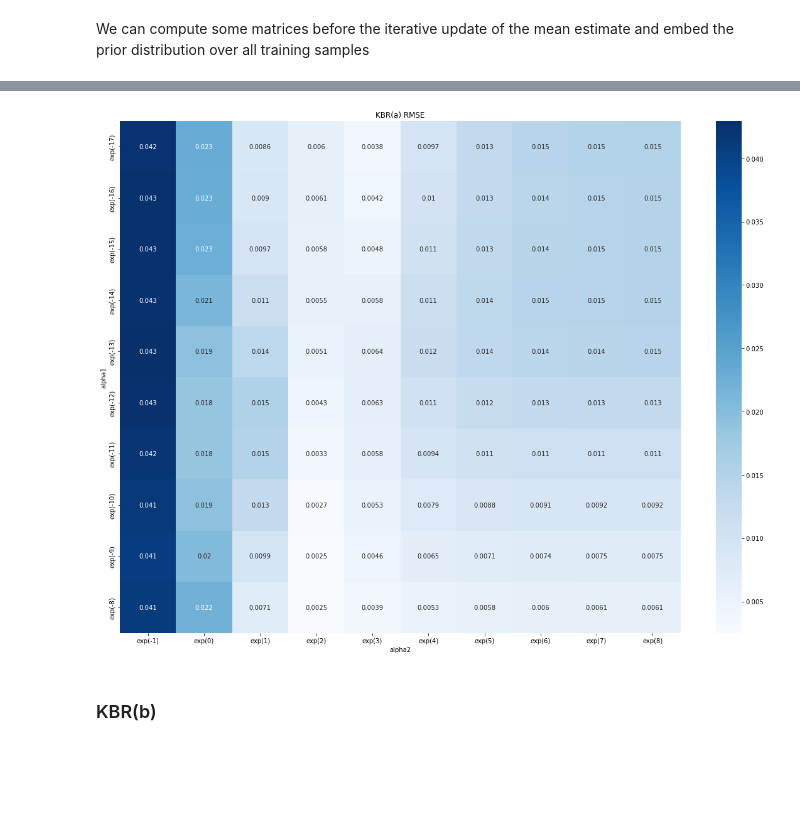
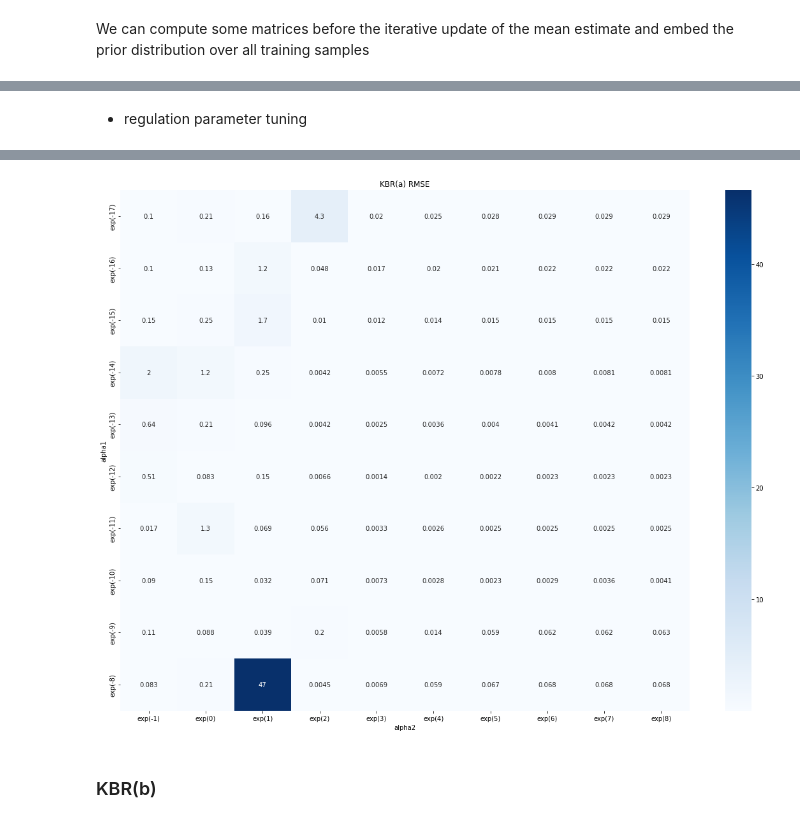
Before and after one commit to shellingford330/pyKKR, a Jupyter notebook: notebooks/Comparison of KKR, subKKR, KBR, and subKBR.ipynb, the cells around one changed output, grey strips where cells are left out. Drawn from its saved outputs; the diff is of its cells as text; code cells hidden in the pictures; blank space fills up the shorter version.

Commit message:
feat: bandwidth tuning

```diff
--- a/notebooks/Comparison of KKR, subKKR, KBR, and subKBR.ipynb
+++ b/notebooks/Comparison of KKR, subKKR, KBR, and subKBR.ipynb
@@ -228,4 +310,21 @@ We can compute some matrices before the iterative update of the mean estimate an
+# %% [markdown]
+- regulation parameter tuning
 # %%
+# set best bandwidth
+kernel_k = ExponentialQuadraticKernel()
+kernel_k.bandwidth = best_bandwidth_k
+kernel_k.normalized = True
+
+K = kernel_k(reference_set[['context']].values)
+
+kernel_g = ExponentialQuadraticKernel()
+kernel_g.bandwidth = best_bandwidth_g
+
+G = kernel_g(reference_set[['samples']].values)
+k_g = lambda y: kernel_g(reference_set[['samples']].values, y)
+
+X = reference_set[['samples']].values
+
 # regularization parameter for the inverses
 alphas1_KBRa = [np.exp(i) for i in range(-17, -7)]
 alphas1_labels_KBRa= ['exp({0})'.format(i) for i in range(-17, -7)]
@@ -237,6 +336,8 @@ RMSE_KBRa = []
 min_RMSE_KBRa = 1e9
 best_kbraMu = []
 
+# Start to calculate time
+start_time = time.time()
 for alpha1 in alphas1_KBRa:
     # 平均値を更新する前に事前計算する
     C = linalg.solve(K + alpha1 * np.eye(kernel_size), K, assume_a='pos')
@@ -270,8 +371,9 @@ for alpha1 in alphas1_KBRa:
         rmse = mean_squared_error(testData['postMu'], testData['kbraMu'])
         RMSE_KBRa.append(rmse)
         if rmse < min_RMSE_KBRa:
-            best_kbraMu = testData['kbraMu']
-
+            min_RMSE_KBRa = rmse
+            best_kbraMu = testData['kbraMu'].copy()
+print("elapsed_time:{0}".format(time.time() - start_time) + "[sec]")
 #  plot RMSE heatmap
 plt.figure(figsize=(20,15))
 plt.title("KBR(a) RMSE")
@@ -280,5 +382,6 @@ s = sns.heatmap(df_KBRa, annot=True, cmap='Blues')
 s.set(xlabel='alpha2', ylabel='alpha1')
 
 # best kbraMu
+print("min_RMSE_KBRa:",  min_RMSE_KBRa)
 testData['kbraMu'] = best_kbraMu
 # %% [output]
@@ -285,3 +390,3 @@ testData['kbraMu'] = best_kbraMu
-[figure, old version]
+[figure, new version]
 # %% [markdown]
 ### KBR(b)
```
Also changed, not shown: parts of 22 cells of this notebook.
